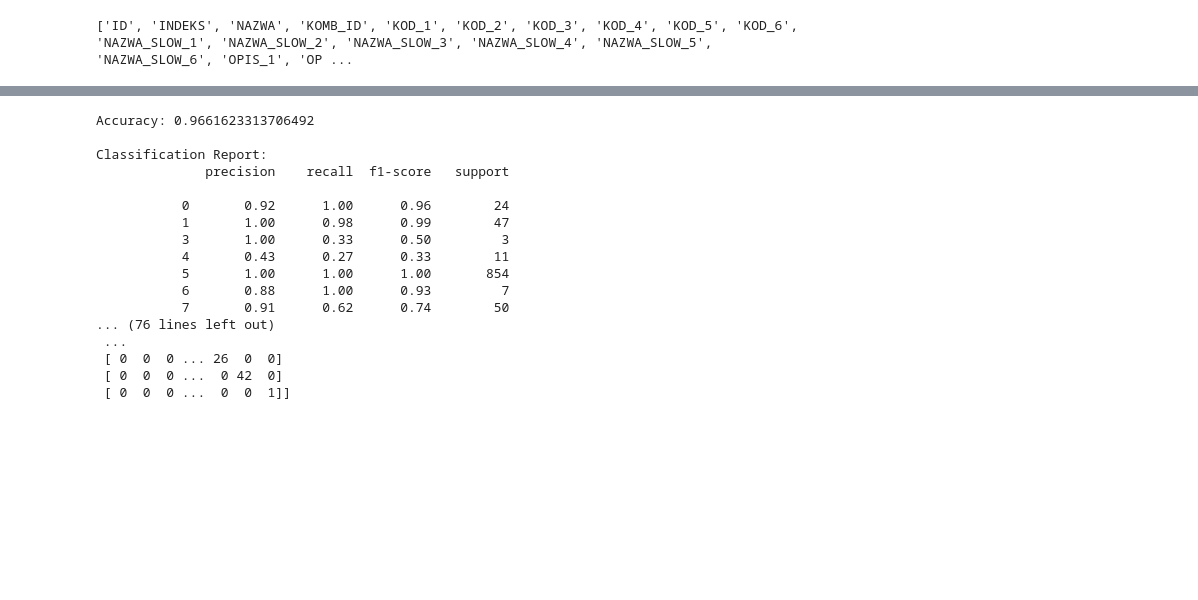
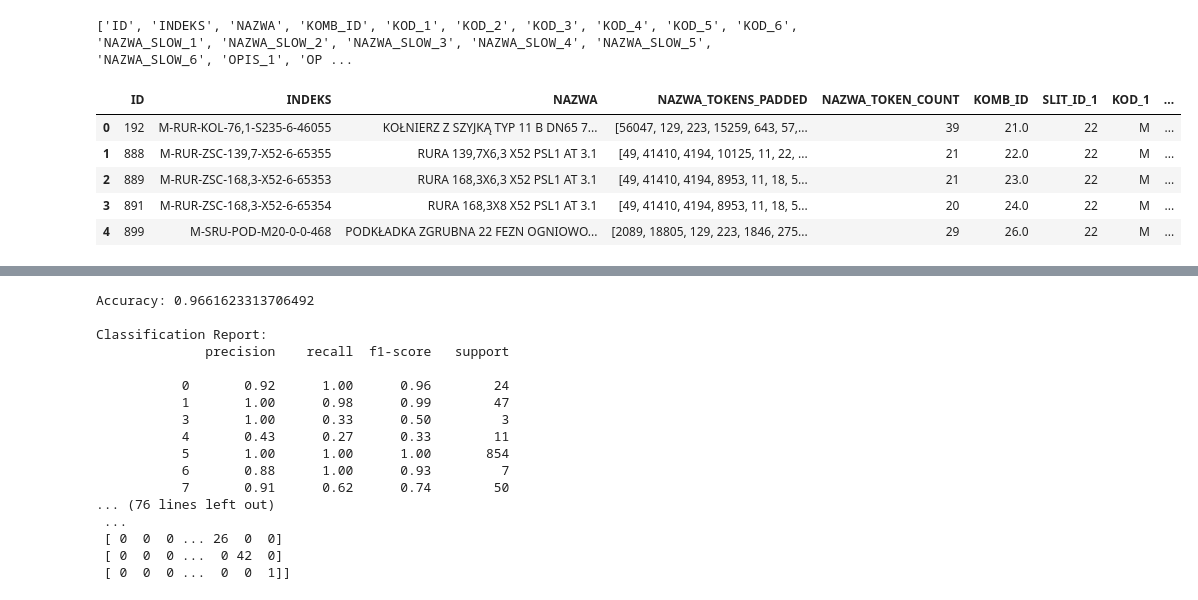
Before and after one commit to rk404/ML_PROJEKT, a Jupyter notebook: notebook.ipynb, the cells around one changed output, grey strips where cells are left out. Drawn from its saved outputs; the diff is of its cells as text; code cells hidden in the pictures; blank space fills up the shorter version.

Commit message:
Model_Seg12

```diff
--- a/notebook.ipynb
+++ b/notebook.ipynb
@@ -117,11 +117,19 @@ print(lista_kolumn)
 # %% [output]
 ['ID', 'INDEKS', 'NAZWA', 'KOMB_ID', 'KOD_1', 'KOD_2', 'KOD_3', 'KOD_4', 'KOD_5', 'KOD_6', 'NAZWA_SLOW_1', 'NAZWA_SLOW_2', 'NAZWA_SLOW_3', 'NAZWA_SLOW_4', 'NAZWA_SLOW_5', 'NAZWA_SLOW_6', 'OPIS_1', 'OP ...
 # %%
-indeksy_model_Seg12 = merged_df[['ID', 'INDEKS', 'NAZWA', 'KOMB_ID',
+indeksy_model_Seg12 = merged_df[['ID', 'INDEKS', 'NAZWA','NAZWA_TOKENS_PADDED','NAZWA_TOKEN_COUNT','KOMB_ID',
                                  'SLIT_ID_1', 'KOD_1', 'OPIS_1', 'NAZWA_SLOW_1', 'SLOW_ID_1',
                                 'SLIT_ID_2', 'KOD_2', 'OPIS_2', 'NAZWA_SLOW_2', 'SLOW_ID_2']].copy()
 #Dodanie kolumny bedącej poączeniem wartości z kolumn SLOW_ID_1.0 i SLOW_ID_2.0 jako string pod nazwa 'Y'
 indeksy_model_Seg12['Y'] = indeksy_model_Seg12['SLIT_ID_1'].astype(str) + '_' + indeksy_model_Seg12['SLIT_ID_2'].astype(str)
+indeksy_model_Seg12.head()
+# %% [output]
+|  | ID | INDEKS | NAZWA | NAZWA_TOKENS_PADDED | NAZWA_TOKEN_COUNT | KOMB_ID | SLIT_ID_1 | KOD_1 | ... |
+| 0 | 192 | M-RUR-KOL-76,1-S235-6-46055 | KOŁNIERZ Z SZYJKĄ TYP 11 B DN65 7... | [56047, 129, 223, 15259, 643, 57,... | 39 | 21.0 | 22 | M | ... |
+| 1 | 888 | M-RUR-ZSC-139,7-X52-6-65355 | RURA 139,7X6,3 X52 PSL1 AT 3.1 | [49, 41410, 4194, 10125, 11, 22, ... | 21 | 22.0 | 22 | M | ... |
+| 2 | 889 | M-RUR-ZSC-168,3-X52-6-65353 | RURA 168,3X6,3 X52 PSL1 AT 3.1 | [49, 41410, 4194, 8953, 11, 18, 5... | 21 | 23.0 | 22 | M | ... |
+| 3 | 891 | M-RUR-ZSC-168,3-X52-6-65354 | RURA 168,3X8 X52 PSL1 AT 3.1 | [49, 41410, 4194, 8953, 11, 18, 5... | 20 | 24.0 | 22 | M | ... |
+| 4 | 899 | M-SRU-POD-M20-0-0-468 | PODKŁADKA ZGRUBNA 22 FEZN OGNIOWO... | [2089, 18805, 129, 223, 1846, 275... | 29 | 26.0 | 22 | M | ... |
 # %%
 # przygotowanie ramiki danych do modelu
 # dodajemy kolumnę z dwoma pierwszymi segmentami indeksu
```
